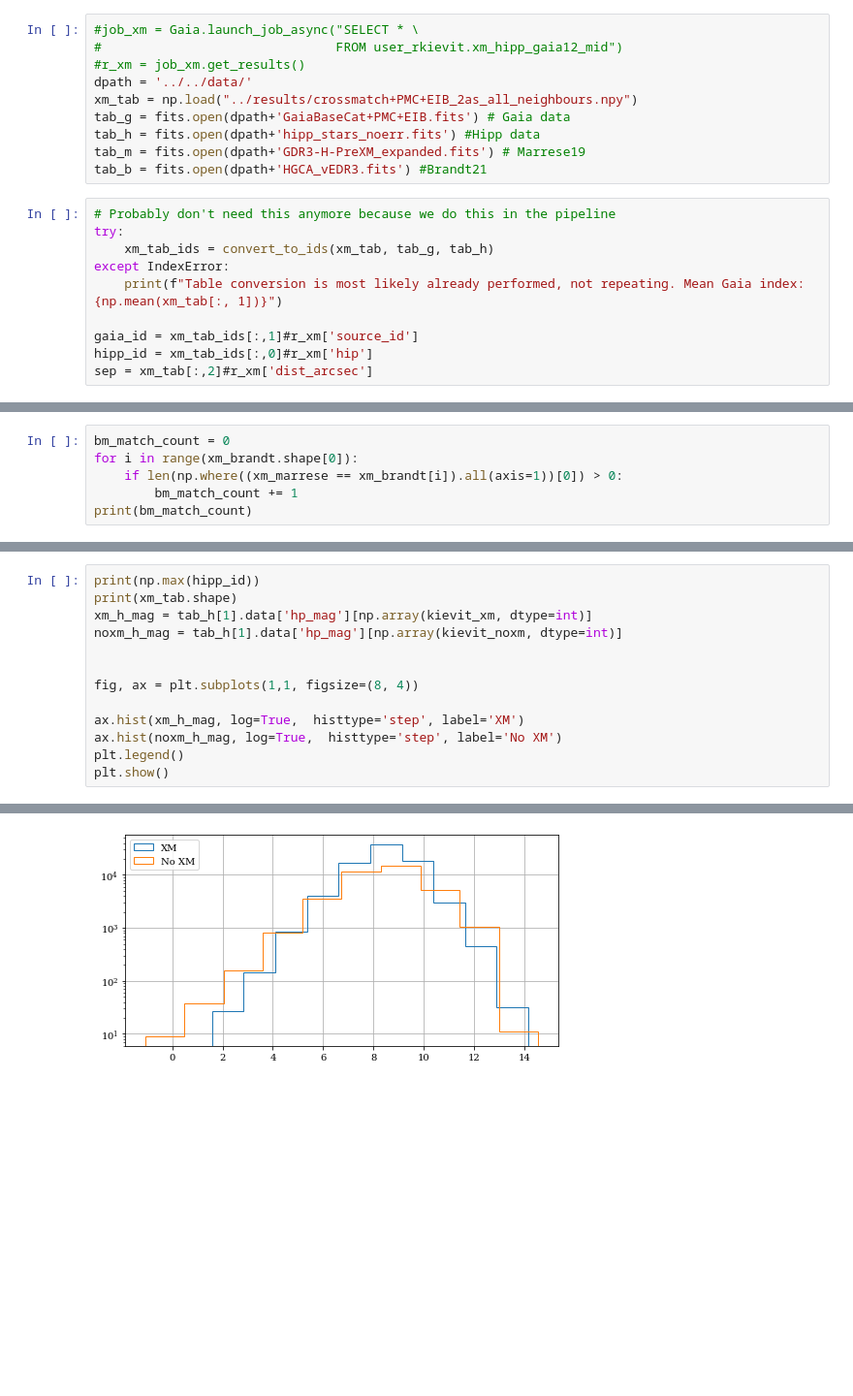
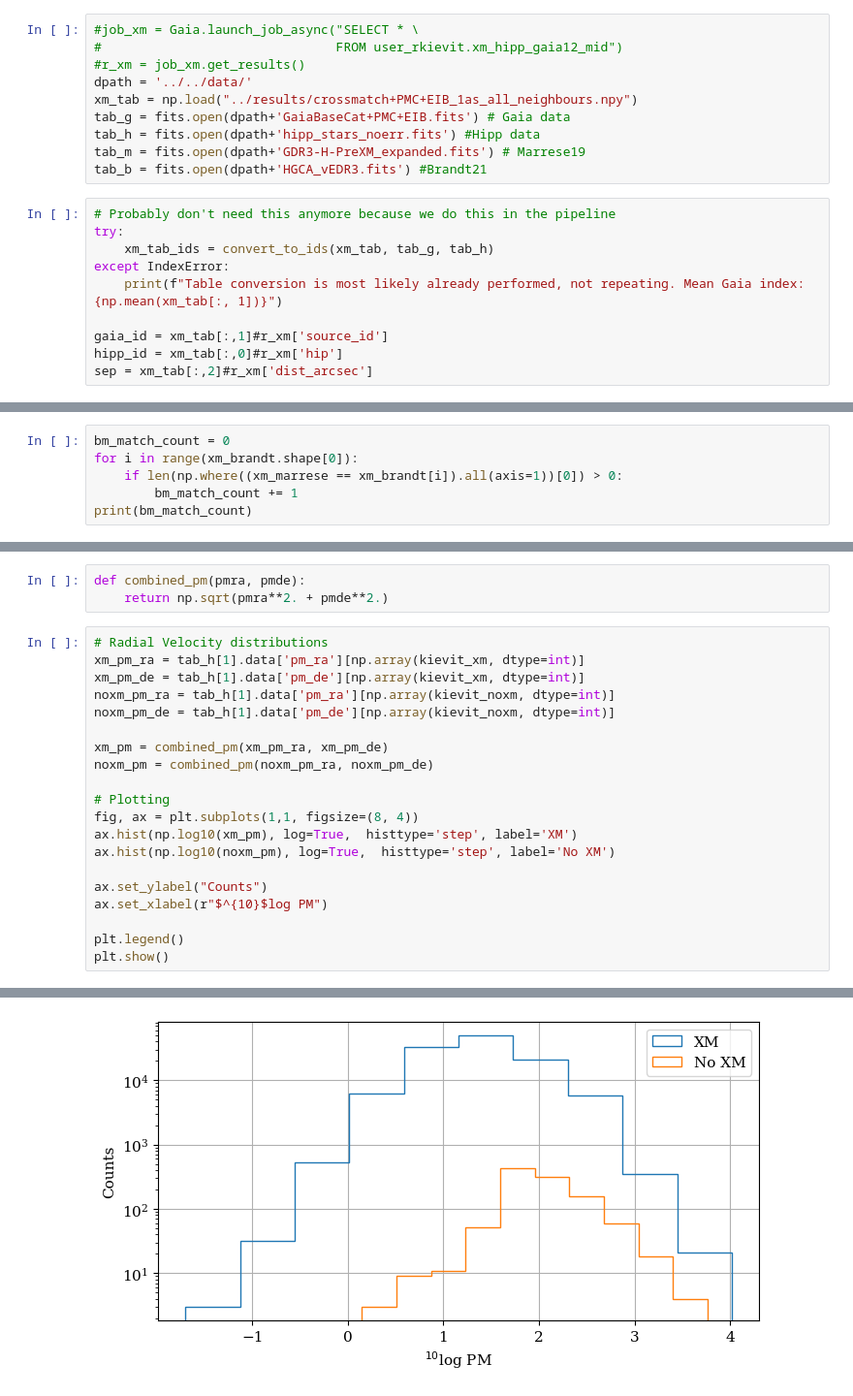
Before and after one commit to RenVit318/masterproject, a Jupyter notebook: src/simple_xm_study.ipynb, the cells around one changed output, grey strips where cells are left out. Shown: that part at 97% size. Drawn from its saved outputs; the diff is of its cells as text; blank space fills up the shorter version.

```diff
--- a/src/simple_xm_study.ipynb
+++ b/src/simple_xm_study.ipynb
@@ -154,7 +153,7 @@ def convert_to_ids(xm_table, tab_g, tab_h):
 #                               FROM user_rkievit.xm_hipp_gaia12_mid")
 #r_xm = job_xm.get_results()
 dpath = '../../data/'
-xm_tab = np.load("../results/crossmatch+PMC+EIB_2as_all_neighbours.npy")
+xm_tab = np.load("../results/crossmatch+PMC+EIB_1as_all_neighbours.npy")
 tab_g = fits.open(dpath+'GaiaBaseCat+PMC+EIB.fits') # Gaia data
 tab_h = fits.open(dpath+'hipp_stars_noerr.fits') #Hipp data
 tab_m = fits.open(dpath+'GDR3-H-PreXM_expanded.fits') # Marrese19
@@ -166,7 +165,7 @@ try:
 except IndexError:
     print(f"Table conversion is most likely already performed, not repeating. Mean Gaia index: {np.mean(xm_tab[:, 1])}")
 
-gaia_id = xm_tab_ids[:,1]#r_xm['source_id']
-hipp_id = xm_tab_ids[:,0]#r_xm['hip']
+gaia_id = xm_tab[:,1]#r_xm['source_id']
+hipp_id = xm_tab[:,0]#r_xm['hip']
 sep = xm_tab[:,2]#r_xm['dist_arcsec']
 # %% [output]
@@ -260,14 +277,24 @@ plt.show()
+# %%
+def combined_pm(pmra, pmde):
+    return np.sqrt(pmra**2. + pmde**2.)
 # %%
-print(np.max(hipp_id))
-print(xm_tab.shape)
-xm_h_mag = tab_h[1].data['hp_mag'][np.array(kievit_xm, dtype=int)]
-noxm_h_mag = tab_h[1].data['hp_mag'][np.array(kievit_noxm, dtype=int)]
+# Radial Velocity distributions
+xm_pm_ra = tab_h[1].data['pm_ra'][np.array(kievit_xm, dtype=int)]
+xm_pm_de = tab_h[1].data['pm_de'][np.array(kievit_xm, dtype=int)]
+noxm_pm_ra = tab_h[1].data['pm_ra'][np.array(kievit_noxm, dtype=int)]
+noxm_pm_de = tab_h[1].data['pm_de'][np.array(kievit_noxm, dtype=int)]
 
+xm_pm = combined_pm(xm_pm_ra, xm_pm_de)
+noxm_pm = combined_pm(noxm_pm_ra, noxm_pm_de)
 
+# Plotting
 fig, ax = plt.subplots(1,1, figsize=(8, 4))
+ax.hist(np.log10(xm_pm), log=True,  histtype='step', label='XM')
+ax.hist(np.log10(noxm_pm), log=True,  histtype='step', label='No XM')
 
-ax.hist(xm_h_mag, log=True,  histtype='step', label='XM')
-ax.hist(noxm_h_mag, log=True,  histtype='step', label='No XM')
+ax.set_ylabel("Counts")
+ax.set_xlabel(r"$^{10}$log PM")
+
 plt.legend()
 plt.show()
 # %% [output]
@@ -276 +301 @@ plt.show()
-[figure, old version]
+[figure, new version]
```
Also changed, not shown: parts of 12 cells of this notebook, 8 other files.
